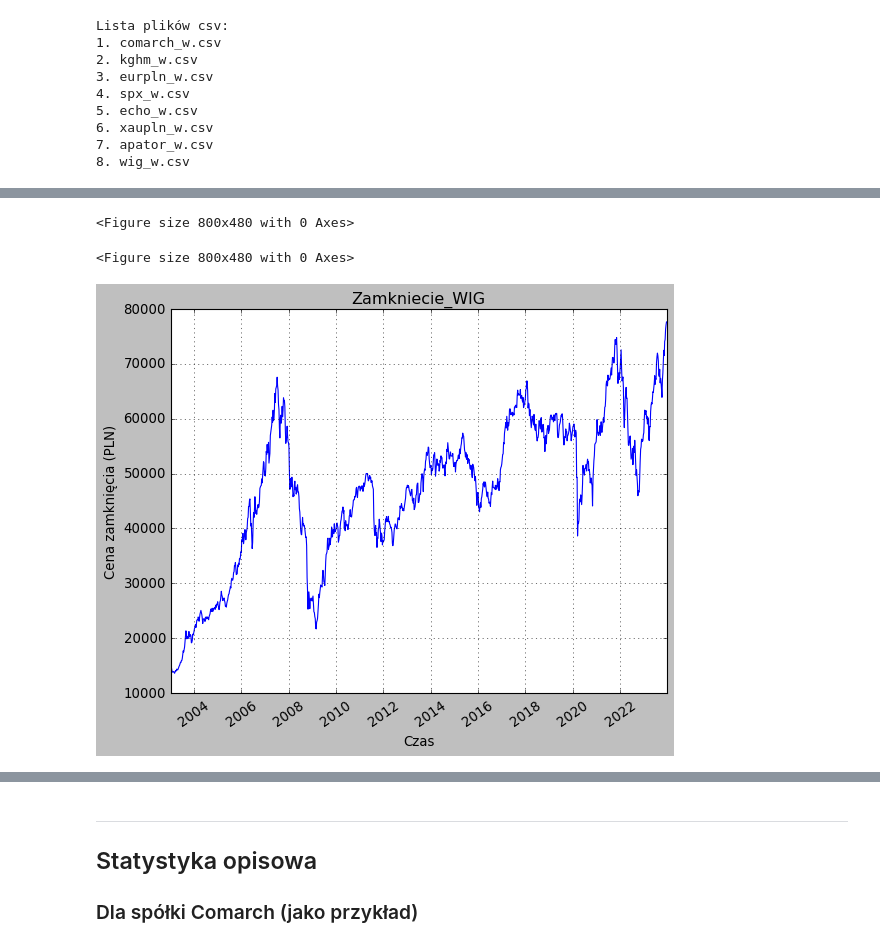
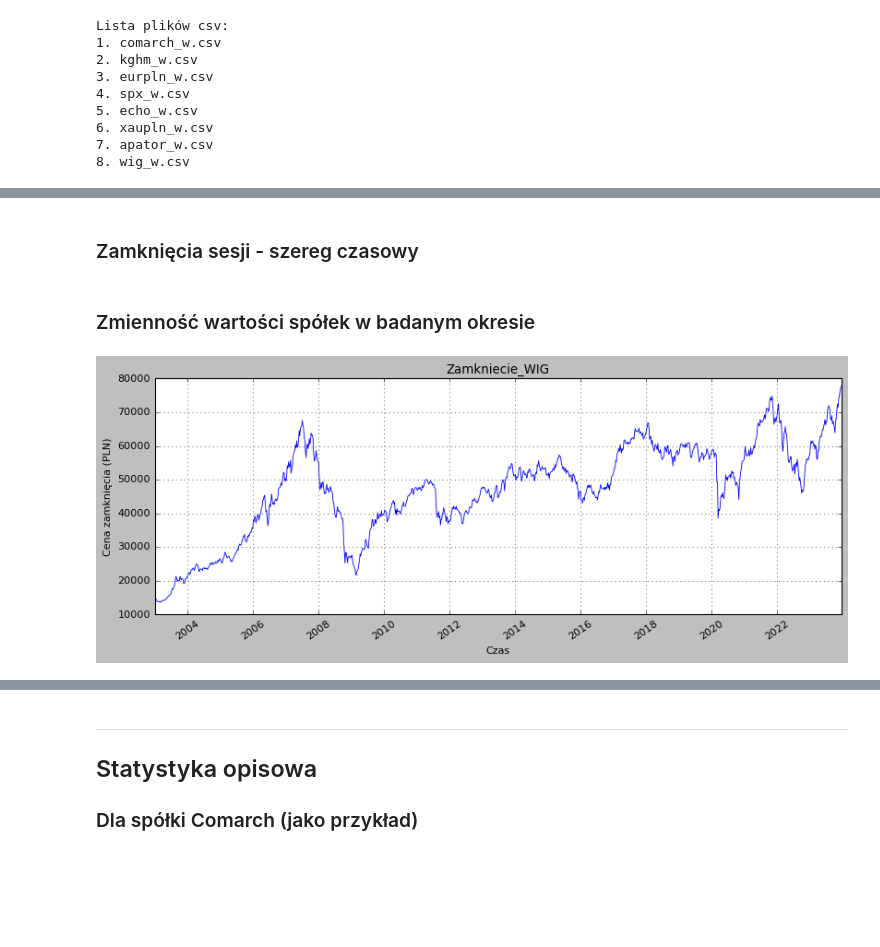
Before and after one commit to andkoc001/statistical-modeling, a Jupyter notebook: project.ipynb, the cells around one changed output, grey strips where cells are left out. Cells and saved outputs as stored; diff of their text form; code cells hidden in the pictures; blank space fills up the shorter version.

```diff
--- a/project.ipynb
+++ b/project.ipynb
@@ -73,5 +78,8 @@ for col in cols:
     merged_df[col] = merged_df[col].astype(float)
 
 merged_df['Data'] = pd.to_datetime(merged_df['Data'])
+
+# ustawienie daty jako indeksu
+merged_df.set_index('Data', inplace=True)
 # %%
 print(f"Liczba obserwacji (wierszy): {merged_df.shape[0]}, liczba kolumn: {merged_df.shape[1]}")
@@ -127,25 +95,39 @@ spolki_df.set_index('Data', inplace=True)
 # %%
-# ustawienie stylu wykresów
+# ogólne ustawienie stylu wykresów
 # print(plt.style.available)
 plt.style.use('classic')
-plt.figure(figsize=(10, 6))
+plt.rcParams['figure.figsize'] = [12, 4]
+plt.rcParams['font.family'] = 'sans-serif'
+plt.rcParams['font.size'] = 10
+plt.rcParams['lines.linewidth'] = 0.75
+plt.rcParams['lines.markersize'] = 1.2
-# %% [output]
-<Figure size 800x480 with 0 Axes>
-<Figure size 800x480 with 0 Axes>
+# %% [markdown]
+### Zamknięcia sesji - szereg czasowy
+# %%
+# przygotowanie podzbioru
+zamkniecia = ['Zamkniecie_COMARCH', 'Zamkniecie_KGHM', 'Zamkniecie_EURPLN', 'Zamkniecie_SPX', 'Zamkniecie_ECHO', 'Zamkniecie_XAUPLN', 'Zamkniecie_APATOR', 'Zamkniecie_WIG']
+zamkniecia_df = merged_df[zamkniecia]
+
+spolki = ['Zamkniecie_COMARCH', 'Zamkniecie_KGHM', 'Zamkniecie_ECHO', 'Zamkniecie_APATOR']
+spolki_df = merged_df[spolki]
+# %% [markdown]
+### Zmienność wartości spółek w badanym okresie
 # %%
-# wartość akcji w badanym okrecie
+# wartość indeksu WIG w badanym okrecie
 walor = zamkniecia_df.columns[-1]
 
+# dane
 plt.plot(zamkniecia_df[walor])
 
+plt.title(f'{walor}')
 plt.xlabel('Czas')
 plt.ylabel('Cena zamknięcia (PLN)')
-plt.title(f'{walor}')
 plt.xticks(rotation=35)
-plt.grid(True, linestyle='dotted',)
+plt.grid(True, linestyle='dotted')
+
 plt.show()
 # %% [output]
-[figure, old version]
+[figure, new version]
 # %%
 # wartość danego waloru w badanym okrecie
 for walor in range(len(spolki_df.columns)):
```
Also changed, not shown: parts of 22 cells of this notebook.
